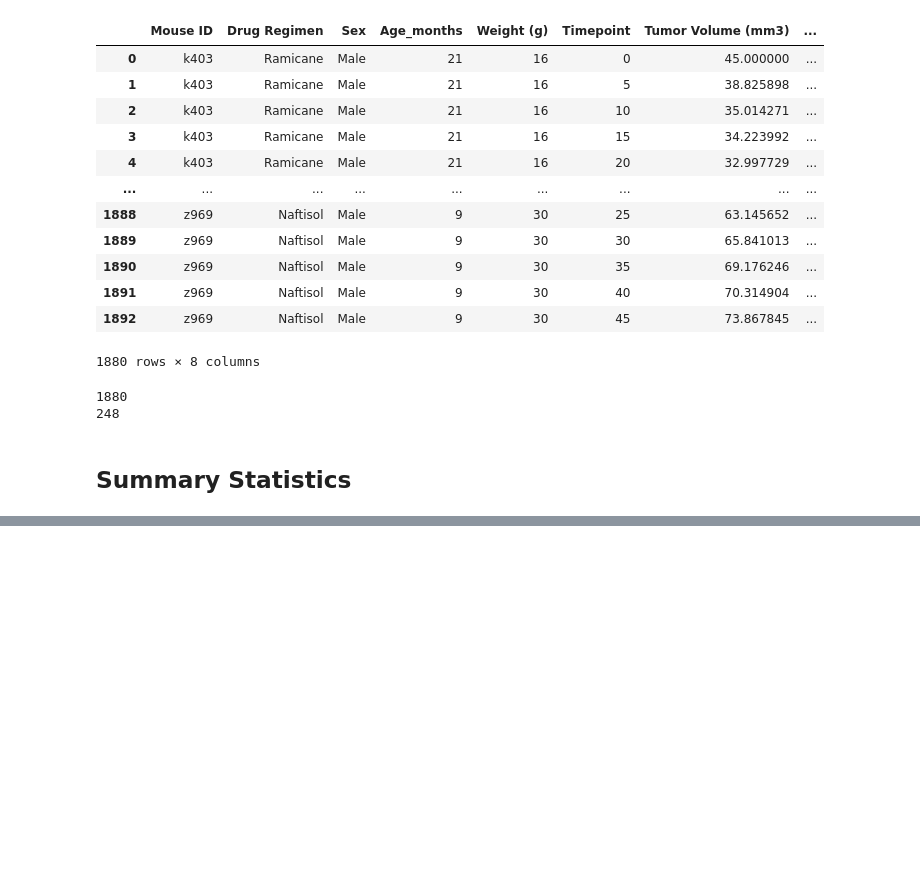
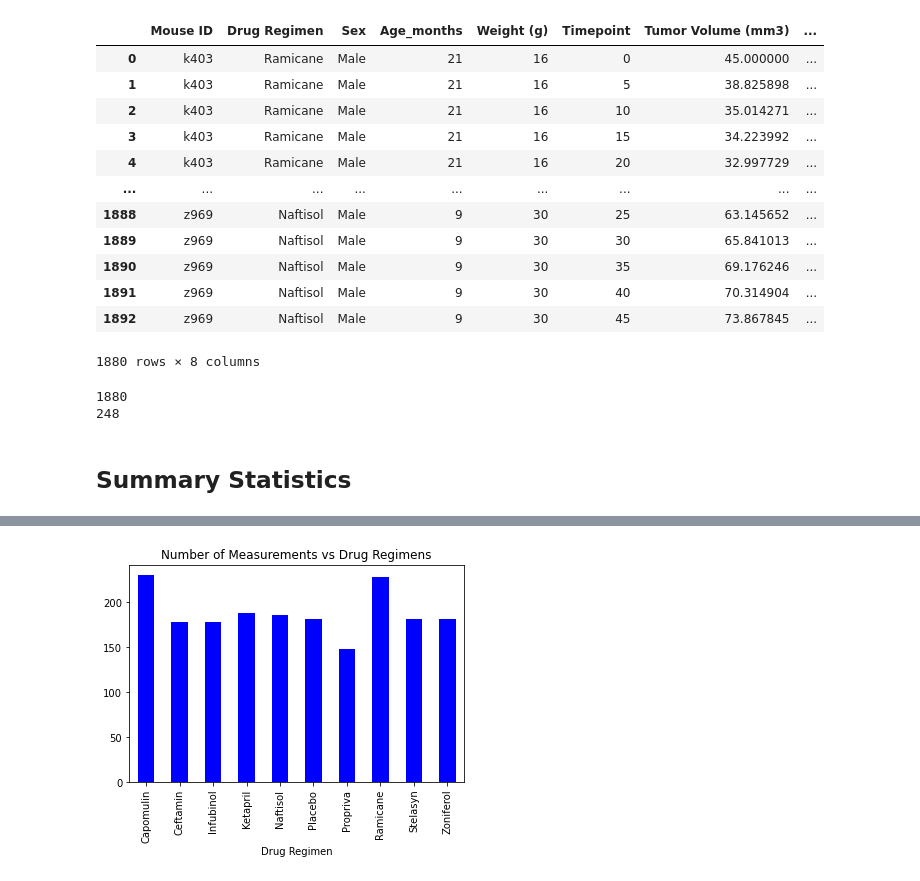
Before and after one commit to jroy22/matplotlib-challenge, a Jupyter notebook: Pymaceutical/PymaceuticalsAnalysis.ipynb, the cells around one changed output, grey strips where cells are left out. Cells and saved outputs as stored; diff of their text form; code cells hidden in the pictures; blank space fills up the shorter version.

Commit message:
Added code for Summary section and started creating the bar graphs

```diff
--- a/Pymaceutical/PymaceuticalsAnalysis.ipynb
+++ b/Pymaceutical/PymaceuticalsAnalysis.ipynb
@@ -90,0 +87,3 @@ print(clean_mouse_results["Mouse ID"].nunique())
+# %%
+# Use groupby and summary statistical methods to calculate the following properties of each drug regimen:
+regimen_group = clean_mouse_results.groupby(['Drug Regimen'])
@@ -90,0 +129,3 @@ print(clean_mouse_results["Mouse ID"].nunique())
+# %%
+regimens = clean_mouse_results['Drug Regimen'].unique()
+regimens
@@ -90,0 +136,3 @@ print(clean_mouse_results["Mouse ID"].nunique())
+# %%
+total_volume = regimen_group['Drug Regimen'].count()
+total_volume
@@ -90,0 +152,8 @@ print(clean_mouse_results["Mouse ID"].nunique())
+# %%
+# Generate a bar plot showing the total number of measurements taken on each drug regimen using pandas.
+bar_drug_pan = total_volume.plot(x = regimens,y = total_volume,
+                                 kind="bar", color='blue',
+                                 title = "Number of Measurements vs Drug Regimens",
+                               figsize = ())
+# %% [output]
+[figure, added]
```
Also changed, not shown: parts of 14 cells of this notebook.
